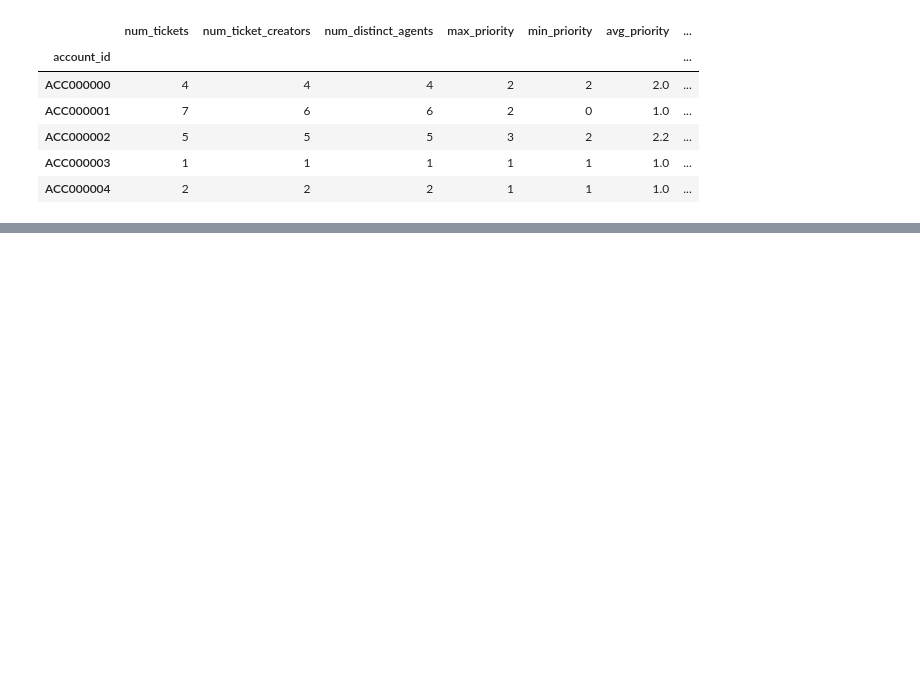
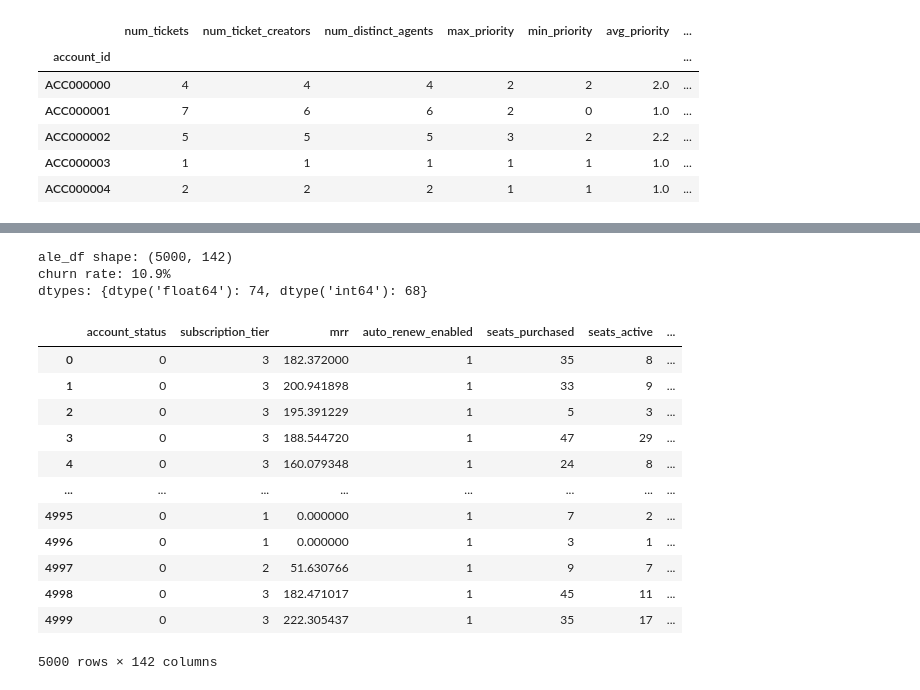
Before and after one commit to vidyut-veedgav/chainguard-analytics, a Jupyter notebook: notebooks/eda.ipynb, the cells around one changed output, grey strips where cells are left out. Saved outputs shown, nothing was run; the diff lists cells and outputs as text; code cells hidden in the pictures; blank space fills up the shorter version.

Commit message:
preprocessing ALE complete
Signed-off-by: Vidyut Veedgav <vidyut.veedgav@gmail.com>

```diff
--- a/notebooks/eda.ipynb
+++ b/notebooks/eda.ipynb
@@ -1193,0 +1158,62 @@ remaining datetime cols: []
+# %%
+# Final ALE preprocessing — drops, encodings, target binarization
+
+# 1. ID + leakage + datetime drops
+ALE_DROPS = [
+    'account_id', 'org_id', 'account_manager_id',          # identifiers
+    'days_since_status_change',                             # leakage: 21% forward-looking
+    'created_timestamp', 'last_activity_timestamp',         # datetime sources (durations already derived)
+    'status_change_date', 'contract_end_date',
+]
+ale_df.drop(columns=ALE_DROPS, inplace=True)
+
+# 2. Target: churned vs not
+ale_df['account_status'] = (ale_df['account_status'] == 'churned').astype(int)
+
+# 3. subscription_tier --> ordinal
+TIER_MAP = {'free': 1, 'starter': 2, 'professional': 3, 'enterprise': 4}
+ale_df['subscription_tier'] = ale_df['subscription_tier'].map(TIER_MAP)
+
+# 4. account_health_score --> band (50 = middle of dead-band, see cell 22)
+ale_df['health_score_band'] = (ale_df['account_health_score'] >= 50).astype(int)
+ale_df.drop(columns=['account_health_score'], inplace=True)
+
+# 5. Nominal categoricals --> one-hot
+for col in ['region', 'billing_cycle', 'payment_method', 'provisioning_method']:
+    oh = pd.get_dummies(ale_df[col], prefix=col).astype(int)
+    ale_df.drop(columns=[col], inplace=True)
+    ale_df = pd.concat([ale_df, oh], axis=1)
+
+# 6. Booleans --> int
+BOOL_COLS = ['auto_renew_enabled', 'risk_flag',
+             'api_calls_enabled', 'sso_enabled', 'white_label_enabled']
+ale_df[BOOL_COLS] = ale_df[BOOL_COLS].astype(int)
+
+# Sanity: no object/datetime dtypes remain
+non_numeric = ale_df.select_dtypes(exclude='number').columns.tolist()
+assert not non_numeric, f"non-numeric cols remain: {non_numeric}"
+print(f"ale_df shape: {ale_df.shape}")
+print(f"churn rate: {ale_df['account_status'].mean():.1%}")
+print(f"dtypes: {ale_df.dtypes.value_counts().to_dict()}")
+# %% [output]
+ale_df shape: (5000, 142)
+churn rate: 10.9%
+dtypes: {dtype('float64'): 74, dtype('int64'): 68}
+# %%
+pd.set_option('display.max_columns', None)
+
+ale_df
+# %% [output]
+|  | account_status | subscription_tier | mrr | auto_renew_enabled | seats_purchased | seats_active | ... |
+| 0 | 0 | 3 | 182.372000 | 1 | 35 | 8 | ... |
+| 1 | 0 | 3 | 200.941898 | 1 | 33 | 9 | ... |
+| 2 | 0 | 3 | 195.391229 | 1 | 5 | 3 | ... |
+| 3 | 0 | 3 | 188.544720 | 1 | 47 | 29 | ... |
+| 4 | 0 | 3 | 160.079348 | 1 | 24 | 8 | ... |
+| ... | ... | ... | ... | ... | ... | ... | ... |
+| 4995 | 0 | 1 | 0.000000 | 1 | 7 | 2 | ... |
+| 4996 | 0 | 1 | 0.000000 | 1 | 3 | 1 | ... |
+| 4997 | 0 | 2 | 51.630766 | 1 | 9 | 7 | ... |
+| 4998 | 0 | 3 | 182.471017 | 1 | 45 | 11 | ... |
+| 4999 | 0 | 3 | 222.305437 | 1 | 35 | 17 | ... |
+5000 rows × 142 columns
```
Also changed, not shown: parts of 4 cells of this notebook.
